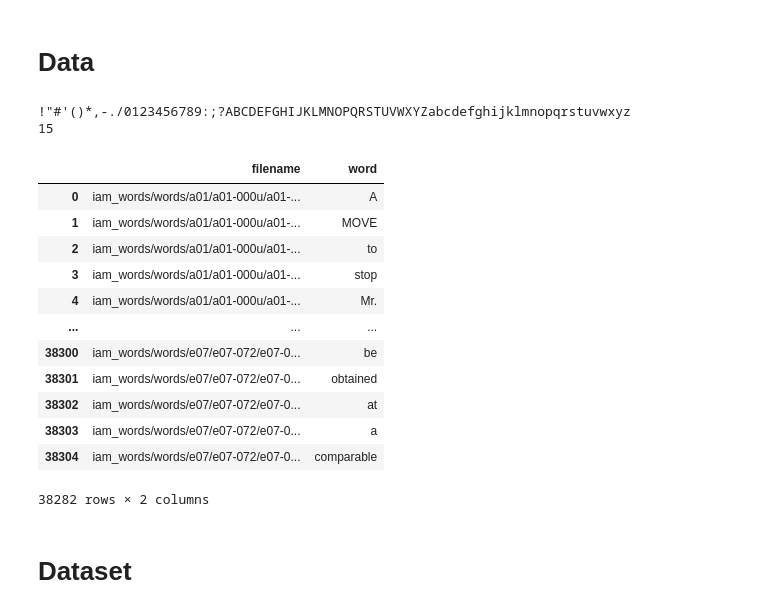
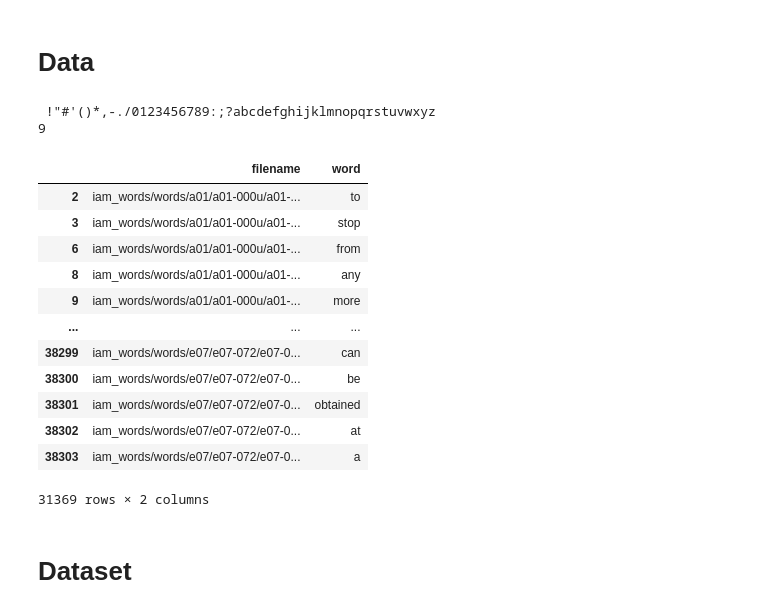
Before and after one commit to jGrzyb/handwriting_recognition, a Jupyter notebook: handwriting.ipynb, the cells around one changed output. Saved outputs shown, nothing was run; the diff lists cells and outputs as text; code cells hidden in the pictures.

```diff
--- a/handwriting.ipynb
+++ b/handwriting.ipynb
@@ -36,51 +40,49 @@ Using device: cuda
 # %%
 with open('iam_words/words.txt', 'r') as f:
     words = f.readlines()
 words = [word.strip() for word in words]
 words = words[18:-1]
 words = [w for w in words if ' err ' not in w]
 words = [[w.split(' ')[0], w.split(' ')[-1]] for w in words]
 words = [
     [f'iam_words/words/{w.split('-')[0]}/{w.split('-')[0]}-{w.split('-')[1]}/{w}.png', y] for w, y in words]
 df = pd.DataFrame(words, columns=['filename', 'word'])
 df = df[df['filename'].apply(os.path.exists)]
 # Filter out rows where the file cannot be opened
 # valid_rows = []
 # for _, row in df.iterrows():
 #     try:
 #         with Image.open(row['filename']) as img:
 #             img.verify()  # Verify that the file is a valid image
 #         valid_rows.append(row)
 #     except Exception as e:
 #         print(f"Skipping file {row['filename']} due to error: {e}")
 
 # df = pd.DataFrame(valid_rows, columns=df.columns)
-vocab = ''.join(sorted(set(''.join(df['word'].values))))
+df = df[df['word'].apply(lambda x: len(x) < 10 and x.lower() == x)]
+vocab = ' ' + ''.join(sorted(set(''.join(df['word'].values))))
 print(vocab)
-df = df[df['word'].apply(lambda x: len(x) < 16)]
 # df = df.sample(1000)
 
-df_train, df_test = train_test_split(df, test_size=0.2, random_state=42)
-df_test, df_val = train_test_split(df_test, test_size=0.5, random_state=42)
 MAX_LEN = df['word'].apply(len).max()
 print(MAX_LEN)
 df
 # %% [output]
-!"#'()*,-./0123456789:;?ABCDEFGHIJKLMNOPQRSTUVWXYZabcdefghijklmnopqrstuvwxyz
-15
+ !"#'()*,-./0123456789:;?abcdefghijklmnopqrstuvwxyz
+9
 |  | filename | word |
-| 0 | iam_words/words/a01/a01-000u/a01-... | A |
-| 1 | iam_words/words/a01/a01-000u/a01-... | MOVE |
 | 2 | iam_words/words/a01/a01-000u/a01-... | to |
 | 3 | iam_words/words/a01/a01-000u/a01-... | stop |
-| 4 | iam_words/words/a01/a01-000u/a01-... | Mr. |
+| 6 | iam_words/words/a01/a01-000u/a01-... | from |
+| 8 | iam_words/words/a01/a01-000u/a01-... | any |
+| 9 | iam_words/words/a01/a01-000u/a01-... | more |
 | ... | ... | ... |
+| 38299 | iam_words/words/e07/e07-072/e07-0... | can |
 | 38300 | iam_words/words/e07/e07-072/e07-0... | be |
 | 38301 | iam_words/words/e07/e07-072/e07-0... | obtained |
 | 38302 | iam_words/words/e07/e07-072/e07-0... | at |
 | 38303 | iam_words/words/e07/e07-072/e07-0... | a |
-| 38304 | iam_words/words/e07/e07-072/e07-0... | comparable |
-38282 rows × 2 columns
+31369 rows × 2 columns
 # %% [markdown]
 # Dataset
 # %%
```
Also changed, not shown: parts of 17 cells of this notebook.
